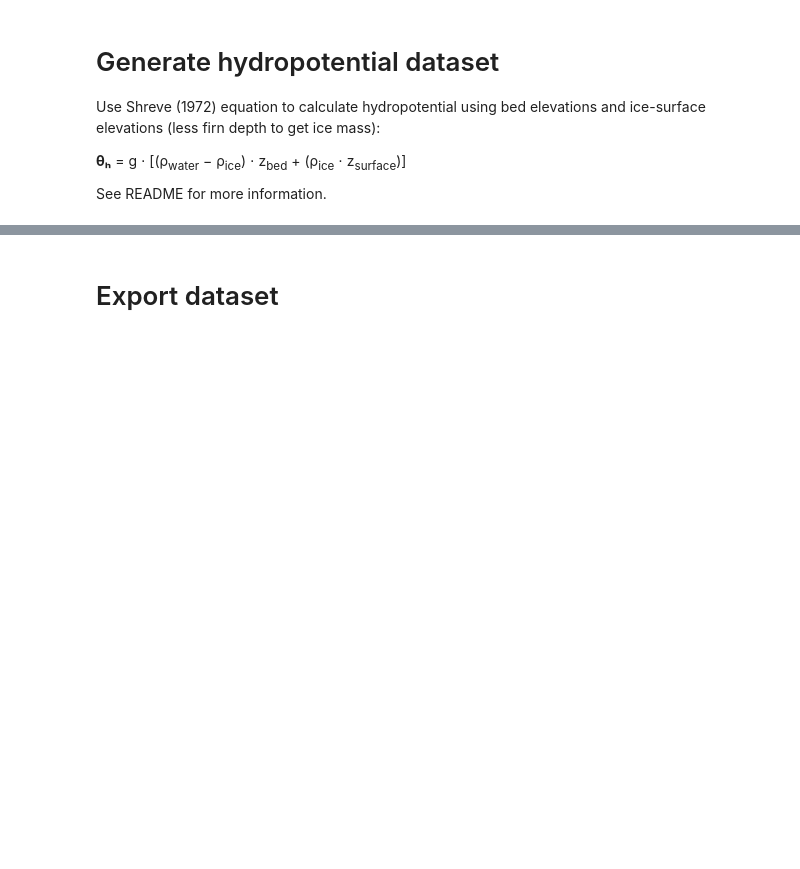
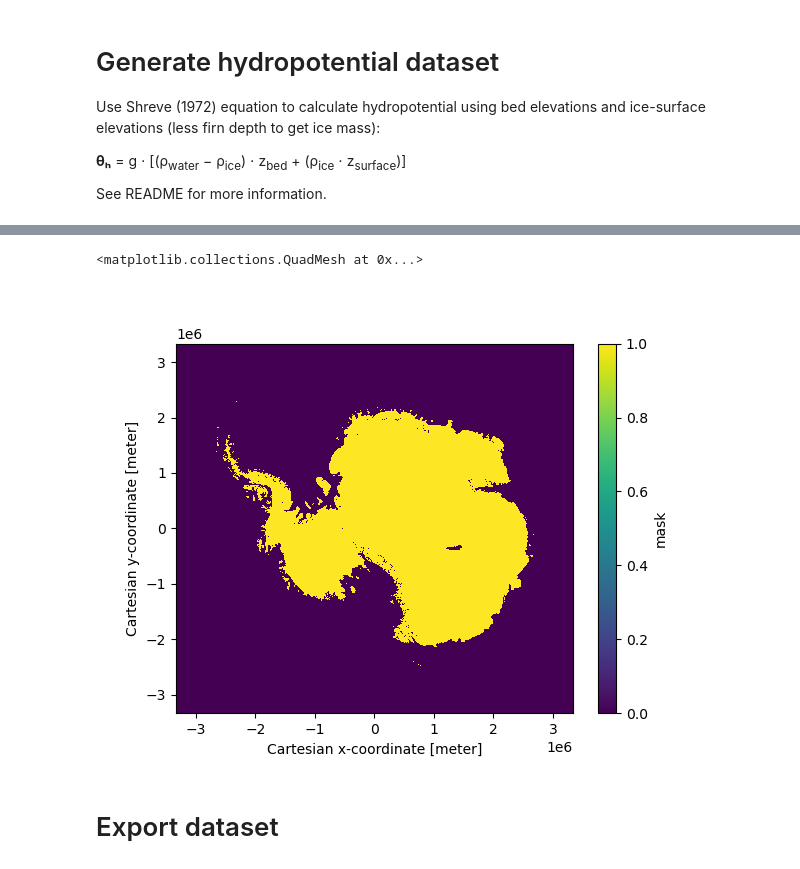
Before and after one commit to wsauthoff/subglacial-hydropotential, a Jupyter notebook: subglacial-hydropotential.ipynb, the cells around one changed output, grey strips where cells are left out. Saved outputs shown, nothing was run; the diff lists cells and outputs as text; code cells hidden in the pictures; blank space fills up the shorter version.

```diff
--- a/subglacial-hydropotential.ipynb
+++ b/subglacial-hydropotential.ipynb
@@ -108,5 +163,8 @@ subglacial_hydropotential_ds
 # %%
-grounded_ice_mask
+grounded_ice_mask.plot()
+# %% [output]
+<matplotlib.collections.QuadMesh at 0x...>
+[figure, added]
 # %%
 # Example: da is a boolean DataArray with coordinates 'x' and 'y'
 true_mask = grounded_ice_mask.where(grounded_ice_mask, drop=True)
```
Also changed, not shown: parts of 5 cells of this notebook.
